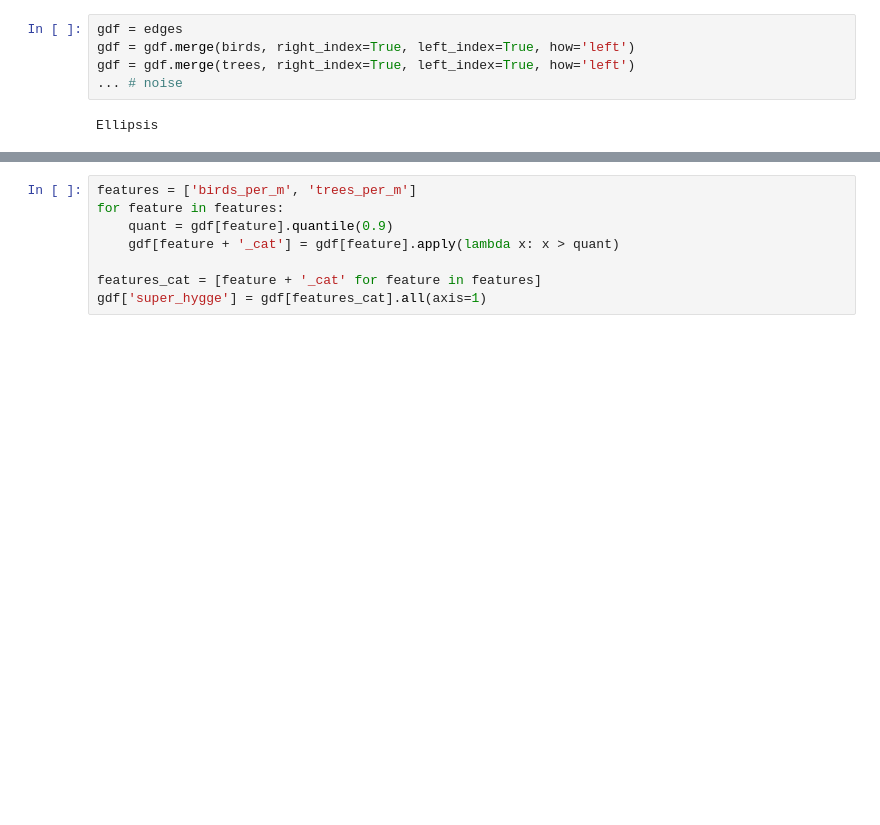
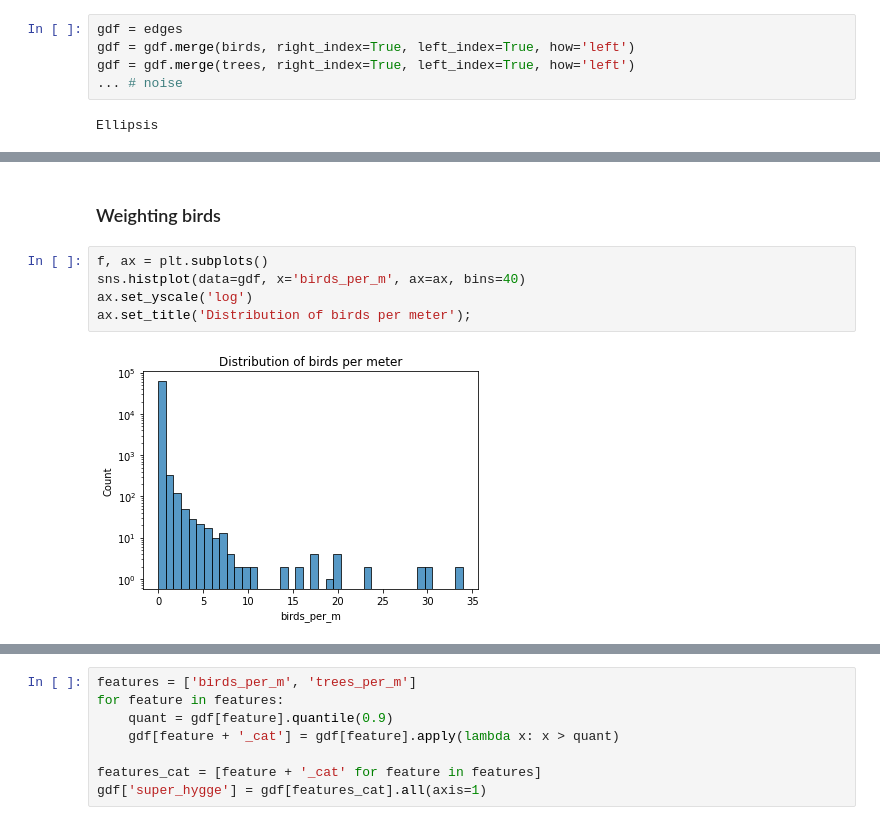
Before and after one commit to Marcus-Friis/geospatial-exam, a Jupyter notebook: notebooks/hyggefinder.ipynb, the cells around one changed output, grey strips where cells are left out. Drawn from its saved outputs; the diff is of its cells as text; blank space fills up the shorter version.

```diff
--- a/notebooks/hyggefinder.ipynb
+++ b/notebooks/hyggefinder.ipynb
@@ -77,0 +84,9 @@ gdf.head()
+# %% [markdown]
+### Weighting birds
+# %%
+f, ax = plt.subplots()
+sns.histplot(data=gdf, x='birds_per_m', ax=ax, bins=40)
+ax.set_yscale('log')
+ax.set_title('Distribution of birds per meter');
+# %% [output]
+[figure, added]
```
Also changed, not shown: parts of 13 cells of this notebook, 1 other file.
